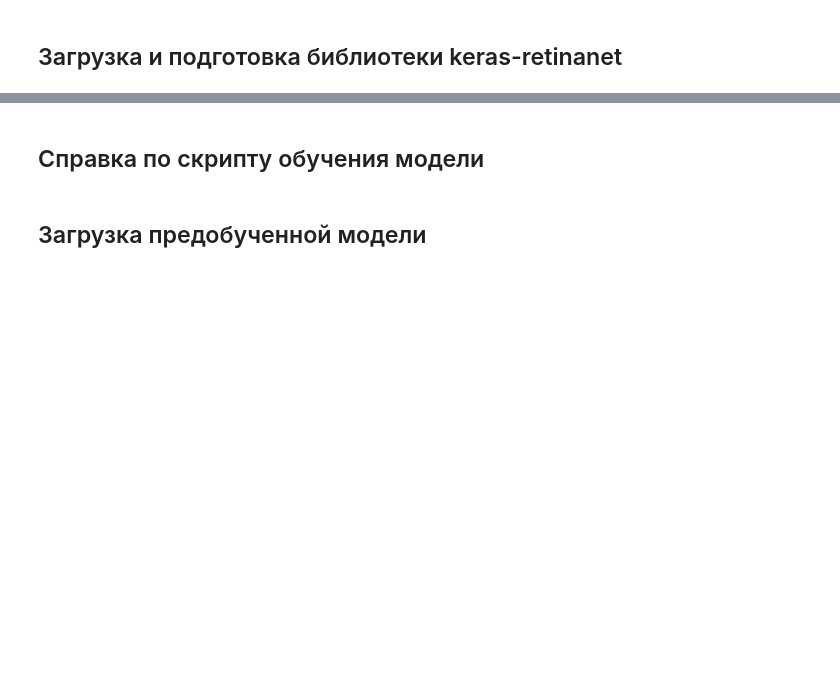
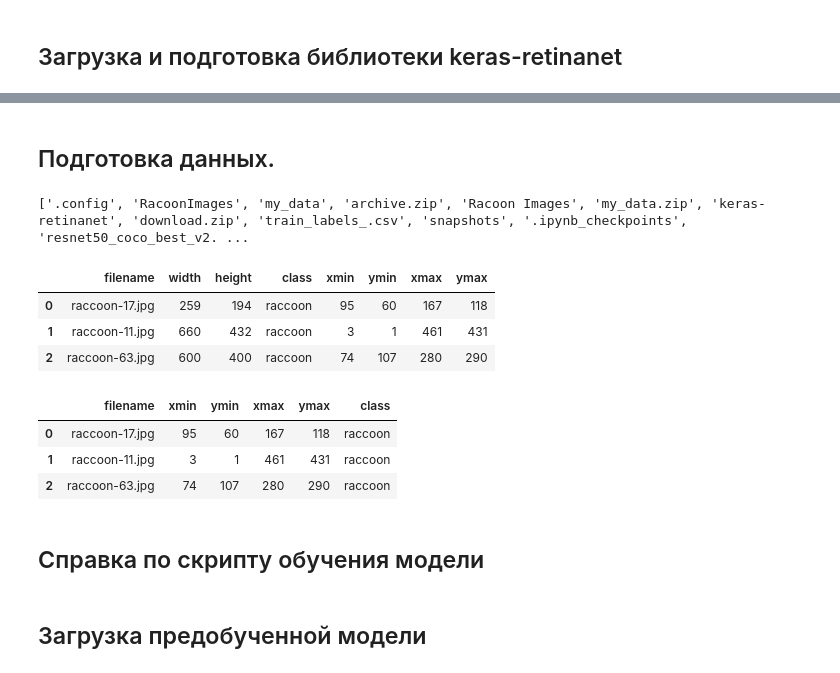
Before and after one commit to evelisko/GB_DL_ComputerVision, a Jupyter notebook: Lesson 5/HW_DL_Lesson_5.ipynb, the cells around one changed output, grey strips where cells are left out. Cells and saved outputs as stored; diff of their text form; code cells hidden in the pictures; blank space fills up the shorter version.

```diff
--- a/Lesson 5/HW_DL_Lesson_5.ipynb
+++ b/Lesson 5/HW_DL_Lesson_5.ipynb
@@ -47,0 +56,2 @@ if 0:
+# %% [markdown]
+## Подготовка данных.
@@ -47,0 +64,17 @@ if 0:
+# %%
+z = zipfile.ZipFile('/content/archive.zip', 'r')
+z.extractall()
+
+# Просмотр результата разархивации
+print(os.listdir())
+# %% [output]
+['.config', 'RacoonImages', 'my_data', 'archive.zip', 'Racoon Images', 'my_data.zip', 'keras-retinanet', 'download.zip', 'train_labels_.csv', 'snapshots', '.ipynb_checkpoints', 'resnet50_coco_best_v2. ...
+# %%
+df = pd.read_csv('train_labels_.csv')
+# %%
+df.head(3)
+# %% [output]
+|  | filename | width | height | class | xmin | ymin | xmax | ymax |
+| 0 | raccoon-17.jpg | 259 | 194 | raccoon | 95 | 60 | 167 | 118 |
+| 1 | raccoon-11.jpg | 660 | 432 | raccoon | 3 | 1 | 461 | 431 |
+| 2 | raccoon-63.jpg | 600 | 400 | raccoon | 74 | 107 | 280 | 290 |
@@ -47,0 +83,7 @@ if 0:
+# %%
+df_annotation.head(3)
+# %% [output]
+|  | filename | xmin | ymin | xmax | ymax | class |
+| 0 | raccoon-17.jpg | 95 | 60 | 167 | 118 | raccoon |
+| 1 | raccoon-11.jpg | 3 | 1 | 461 | 431 | raccoon |
+| 2 | raccoon-63.jpg | 74 | 107 | 280 | 290 | raccoon |
```
Also changed, not shown: parts of 21 cells of this notebook.
